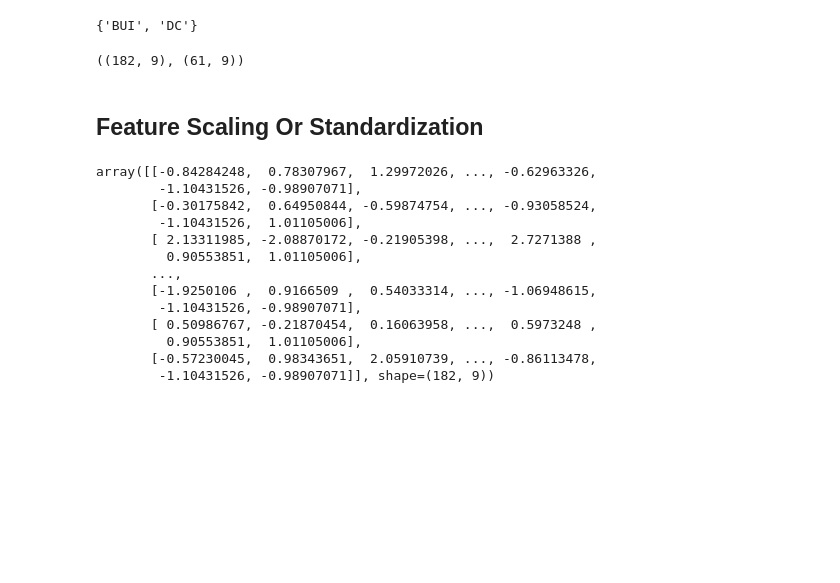
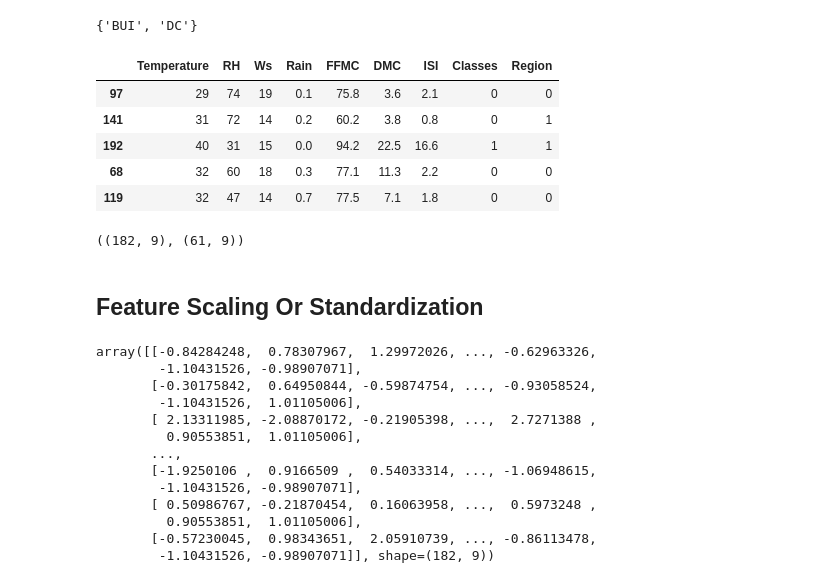
Before and after one commit to mdzaheerjk/Algerian_Forest_Fires_Prediction, a Jupyter notebook: notebooks/MODEL.ipynb, the cells around one changed output. Saved outputs shown, nothing was run; the diff lists cells and outputs as text; code cells hidden in the pictures; blank space fills up the shorter version.

```diff
--- a/notebooks/MODEL.ipynb
+++ b/notebooks/MODEL.ipynb
@@ -162,6 +162,15 @@ corr_features=correlation(x_train,0.85)
 corr_features
 # %% [output]
 {'BUI', 'DC'}
+# %%
+x_train.head()
+# %% [output]
+|  | Temperature | RH | Ws | Rain | FFMC | DMC | ISI | Classes | Region |
+| 97 | 29 | 74 | 19 | 0.1 | 75.8 | 3.6 | 2.1 | 0 | 0 |
+| 141 | 31 | 72 | 14 | 0.2 | 60.2 | 3.8 | 0.8 | 0 | 1 |
+| 192 | 40 | 31 | 15 | 0.0 | 94.2 | 22.5 | 16.6 | 1 | 1 |
+| 68 | 32 | 60 | 18 | 0.3 | 77.1 | 11.3 | 2.2 | 0 | 0 |
+| 119 | 32 | 47 | 14 | 0.7 | 77.5 | 7.1 | 1.8 | 0 | 0 |
 # %%
 x_train.drop(corr_features,axis=1,inplace=True)
 x_test.drop(corr_features,axis=1,inplace=True)
```
